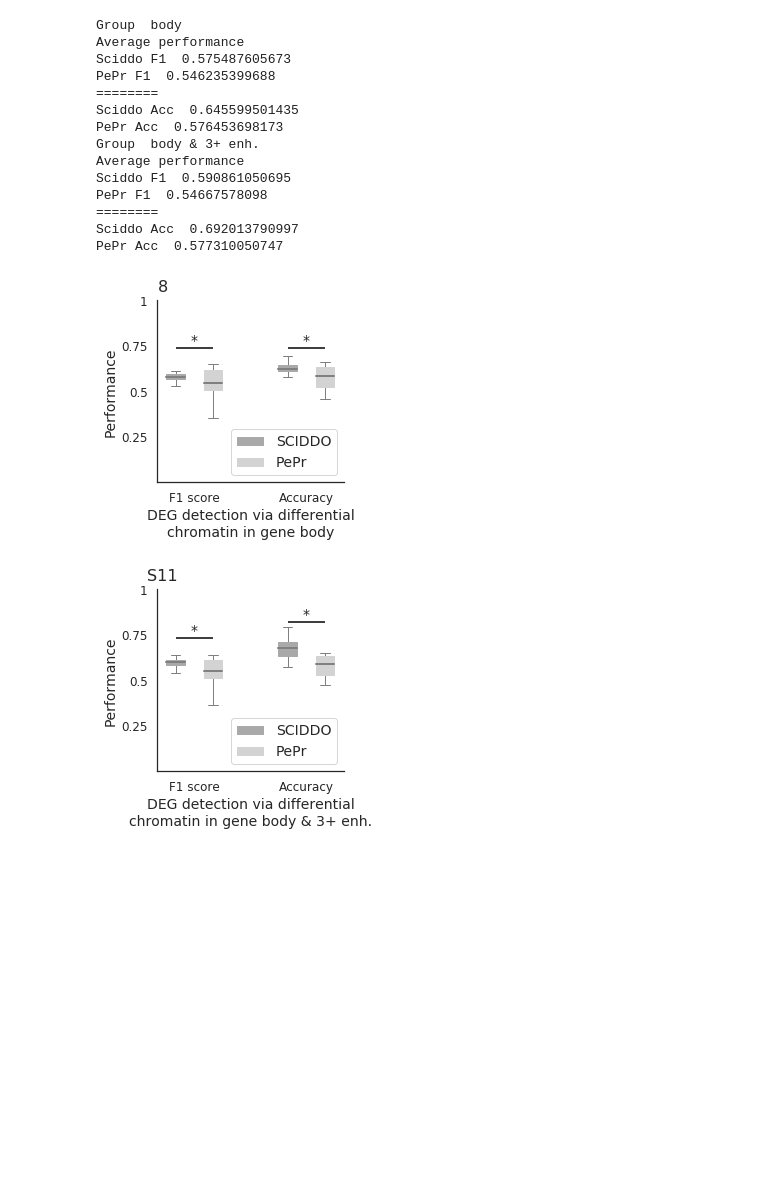
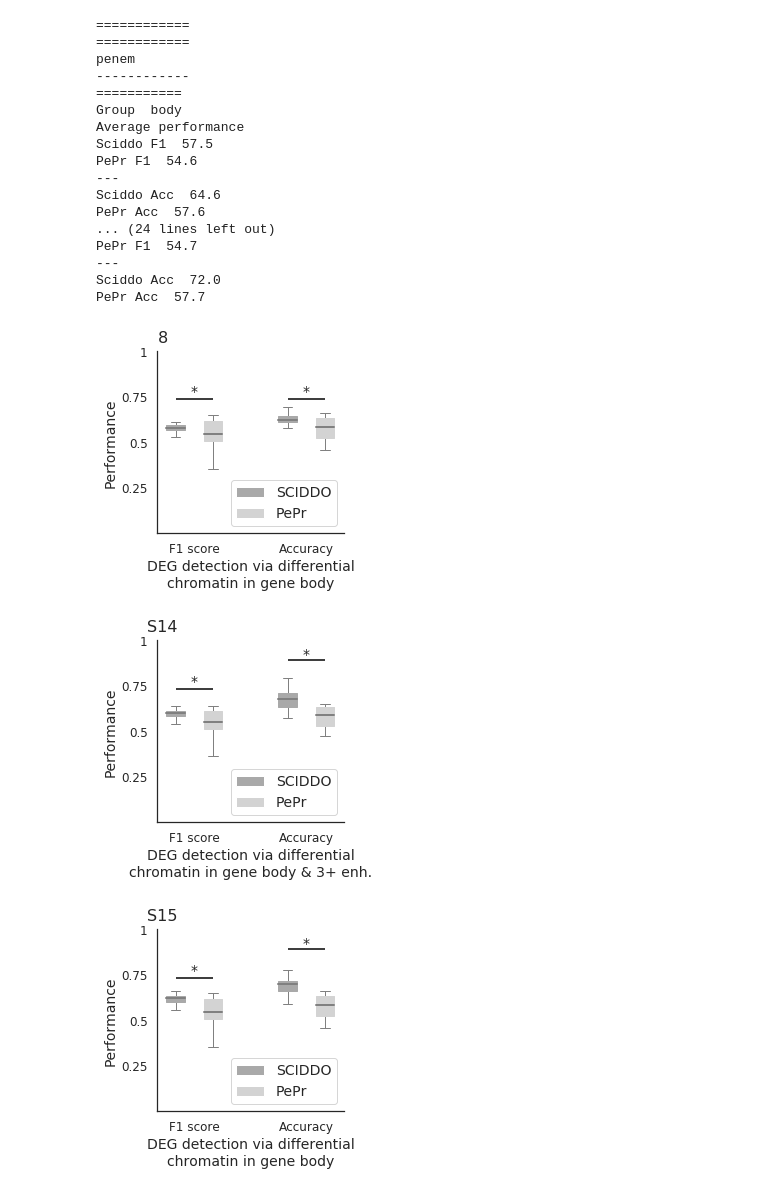
Before and after one commit to ptrebert/project-diff-chromatin-state, a Jupyter notebook: notebooks/plotting/active/plot_hsp_pepr_perf_table.ipynb, the cells around one changed output. Drawn from its saved outputs; the diff is of its cells as text; code cells hidden in the pictures; blank space fills up the shorter version.

```diff
--- a/notebooks/plotting/active/plot_hsp_pepr_perf_table.ipynb
+++ b/notebooks/plotting/active/plot_hsp_pepr_perf_table.ipynb
@@ -32,7 +32,7 @@ date = '20180922'
 
 run_hsp_pepr_perf = True
 
-save_figures = True
+save_figures = False
 diss_version = False
 
 sns.set(style='white',
@@ -44,7 +44,7 @@ np.seterr('raise')
 
 journal = 'bmc_genbio'
 res = 'print_lo'
-fig_sizes = js.load(open('/home/pebert/work/code/mpggit/statediff/annotation/misc/fig_sizes.json'))
+fig_sizes = js.load(open('/home/pebert/work/code/github/project-diff-chromatin-state/annotation/misc/fig_sizes.json'))
 fig_sizes = fig_sizes[journal]
 resolution = fig_sizes['resolution']
 
@@ -149,6 +149,7 @@ def plot_perf_box_charts(data, grp_num, fkey, save_diss):
 
     groups = {'g1': 'body', 'g2': 'body & 3+ enh.'}
     group_label = groups[grp_num]
+    print('===========')
     print('Group ', group_label)
 
     num_rows = 1
@@ -218,7 +219,7 @@ def plot_perf_box_charts(data, grp_num, fkey, save_diss):
         assert pv_acc < 0.01, 'PV acc changed'
         ax.text(4.4, 0.76, '*', fontdict={'fontsize': 14})
     else:
-        ax.hlines([0.73, 0.82], [1, 4], [2, 5],
+        ax.hlines([0.73, 0.89], [1, 4], [2, 5],
                   colors='black', linestyles='solid')
         pv_f1 = stats.mannwhitneyu(f1_sciddo, f1_pepr, alternative='greater')[1]
         assert pv_f1 < 0.01, 'PV F1 changed'
@@ -226,17 +227,17 @@ def plot_perf_box_charts(data, grp_num, fkey, save_diss):
 
         pv_acc = stats.mannwhitneyu(acc_sciddo, acc_pepr, alternative='greater')[1]
         assert pv_acc < 0.01, 'PV acc changed'
-        ax.text(4.4, 0.84, '*', fontdict={'fontsize': 14})
+        ax.text(4.4, 0.9, '*', fontdict={'fontsize': 14})
 
     ax.set_ylabel('Performance', fontsize=14)
     ax.set_xlabel('DEG detection via differential\nchromatin in gene {}'.format(group_label), fontsize=14)
 
     print('Average performance')
-    print('Sciddo F1 ', np.average(f1_sciddo))
-    print('PePr F1 ', np.average(f1_pepr))
-    print('========')
-    print('Sciddo Acc ', np.average(acc_sciddo))
-    print('PePr Acc ', np.average(acc_pepr))
+    print('Sciddo F1 ', np.round(100 * np.average(f1_sciddo), 1))
+    print('PePr F1 ', np.round(100 * np.average(f1_pepr), 1))
+    print('---')
+    print('Sciddo Acc ', np.round(100 * np.average(acc_sciddo), 1))
+    print('PePr Acc ', np.round(100 * np.average(acc_pepr), 1))
 
     return fig, []
 
@@ -255,8 +256,12 @@ def plot_hsp_pepr_perf():
         if seg != 'cmm18':
             continue
         for score in scorings:
-            if score != 'penem':
+            if score not in ['penem', 'ordem']:
                 continue
+            print('============')
+            print('============')
+            print(score)
+            print('------------')
             sciddo_data = dict()
             with pd.HDFStore(hsp_ovl_cache, 'r') as hdf:
                 load_keys = sorted([k for k in hdf.keys() if seg in k and score in k])
@@ -298,45 +303,54 @@ def plot_hsp_pepr_perf():
                 df = pd.DataFrame(perf_table, columns=perf_columns)
 
                 for group in ['g1', 'g2']:
-                    fkeys = {'g1': '8', 'g2': 'S11'}
+                    if score == 'penem':
+                        fkeys = {'g1': '8', 'g2': 'S14'}
+                    elif score == 'ordem':
+                        fkeys = {'g1': 'S15', 'g2': 'S16'}
+                    else:
+                        raise ValueError(score)
                     fk = fkeys[group]
                     fig, exart = plot_perf_box_charts(df, group, fk, diss_version)
                     if save_figures:
                         outname = 'fig_{}_hsp_pepr_perf_enh-{}-{}_{}_{}'.format(fk, enh_type, group, seg, score)
                         if fk.startswith('S'):
                             out_folder = fig_supp
                         else:
                             out_folder = fig_main
 
                         if diss_version:
                             out_folder = fig_diss
 
                         out_pdf = os.path.join(out_folder, outname + '.pdf')
                         fig.savefig(out_pdf, bbox_inches='tight', extra_artists=exart)
 
                         if not diss_version:
                             out_png = os.path.join(out_folder, outname + '.png')
                             fig.savefig(out_png, bbox_inches='tight', extra_artists=exart, dpi=resolution[res])
 
     return
 
 
 if run_hsp_pepr_perf:
     plot_hsp_pepr_perf()
 # %% [output]
+============
+============
+penem
+------------
+===========
 Group  body
 Average performance
-Sciddo F1  0.575487605673
-PePr F1  0.546235399688
-========
-Sciddo Acc  0.645599501435
-PePr Acc  0.576453698173
-Group  body & 3+ enh.
-Average performance
-Sciddo F1  0.590861050695
-PePr F1  0.54667578098
-========
-Sciddo Acc  0.692013790997
-PePr Acc  0.577310050747
+Sciddo F1  57.5
+PePr F1  54.6
+---
+Sciddo Acc  64.6
+PePr Acc  57.6
+... (24 lines left out)
+PePr F1  54.7
+---
+Sciddo Acc  72.0
+PePr Acc  57.7
 [figure]
-[figure, old version]
+[figure, new version]
+[figure, added]
```
Also changed, not shown: parts of 1 cell of this notebook, 8 other files.
